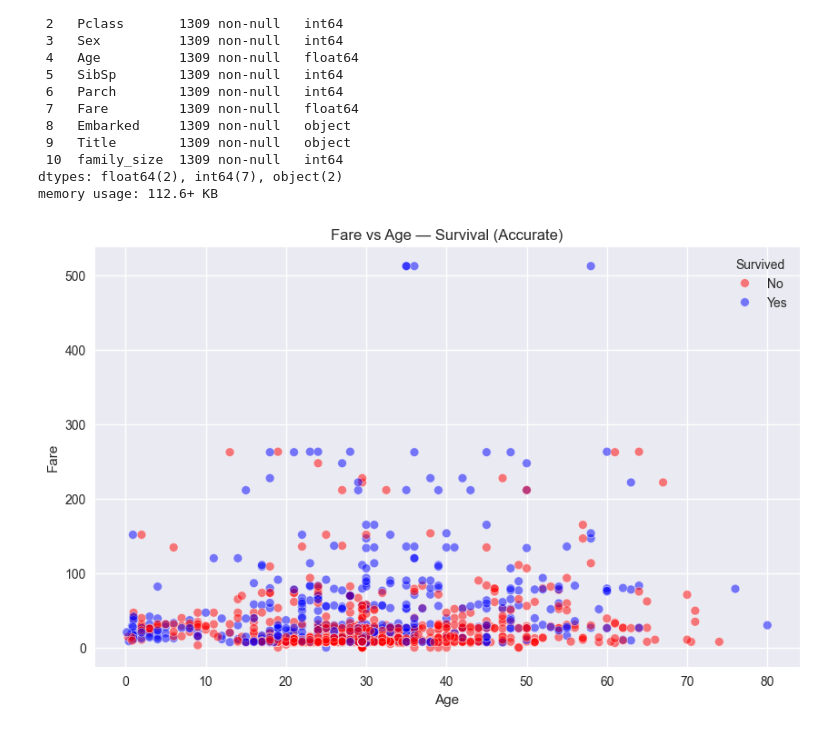
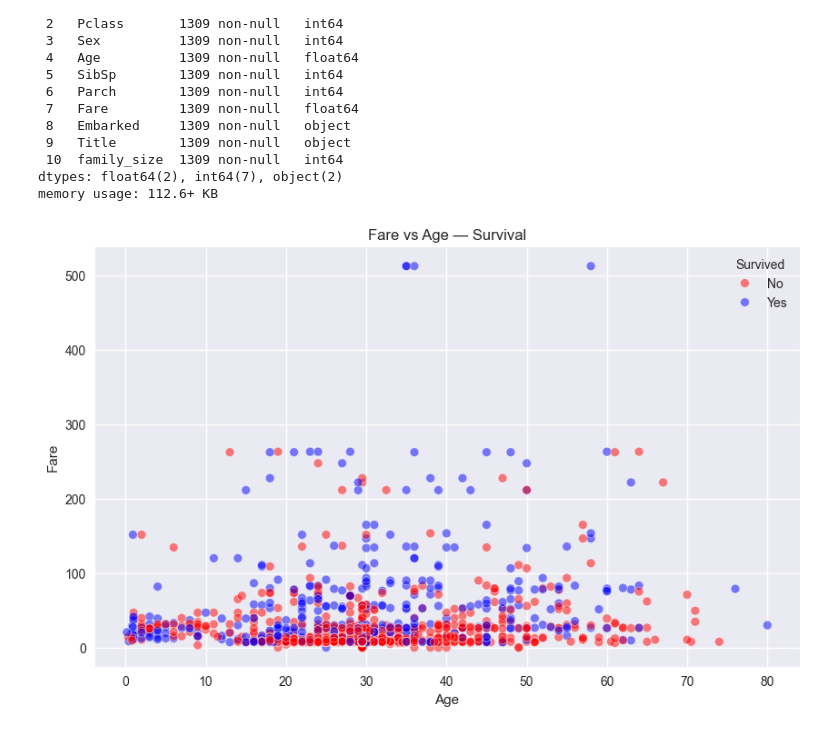
Before and after one commit to aidan-kleinman-2026/DATA6550-Visualization, a Jupyter notebook: Code/Price/PriceA_GroupProjectTitanic.ipynb, the cells around one changed output. Drawn from its saved outputs; the diff is of its cells as text; code cells hidden in the pictures.

```diff
--- a/Code/Price/PriceA_GroupProjectTitanic.ipynb
+++ b/Code/Price/PriceA_GroupProjectTitanic.ipynb
@@ -323,10 +323,10 @@ memory usage: 112.6+ KB
 # %%
 plt.figure(figsize=(10, 6))
 sns.scatterplot(data=df_joined, y="Fare", x="Age", hue="Survived", palette={0:'r', 1:'b'}, alpha=0.5)
-plt.title("Fare vs Age — Survival (Accurate)")
+plt.title("Fare vs Age — Survival")
 handles, labels = plt.gca().get_legend_handles_labels()
 plt.legend(handles, ['No', 'Yes'], title='Survived')
 plt.show()
 # %% [output]
-[figure, old version]
+[figure, new version]
 # %%
```
Also changed, not shown: parts of 3 cells of this notebook, 1 other file.
